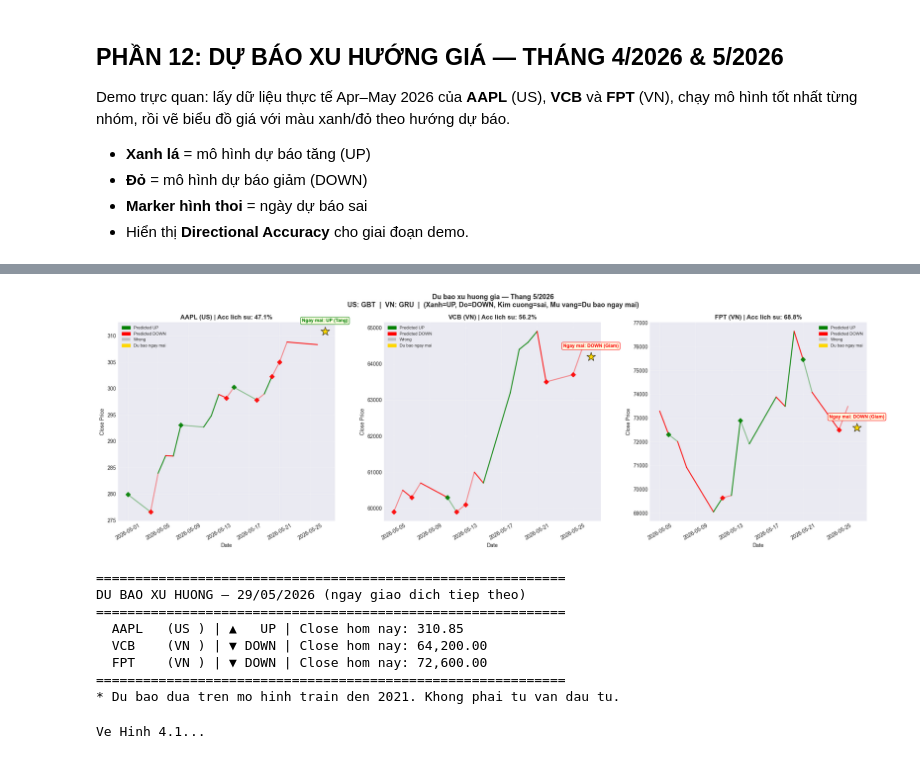
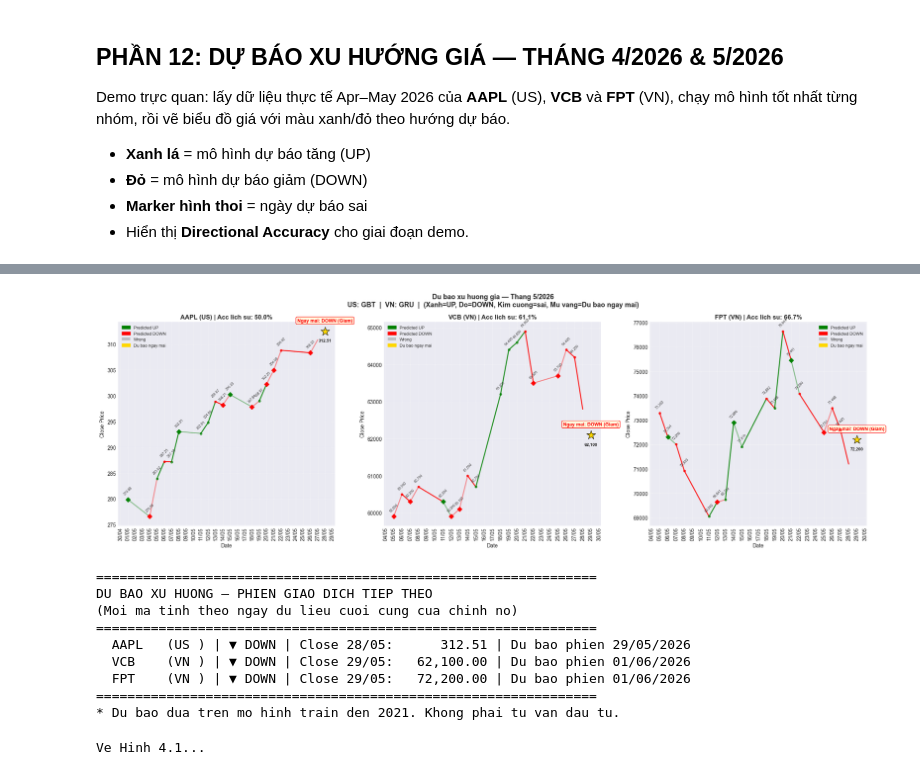
Before and after one commit to vinh27012004/DoAnTotNgiep, a Jupyter notebook: Stock_Analysis_PySpark.ipynb, the cells around one changed output, grey strips where cells are left out. Saved outputs shown, nothing was run; the diff lists cells and outputs as text; code cells hidden in the pictures.

Commit message:
Thay đổi output biểu đồ hợp lý

```diff
--- a/Stock_Analysis_PySpark.ipynb
+++ b/Stock_Analysis_PySpark.ipynb
@@ -1498,6 +1498,7 @@ def run_dl_pipeline(df_spark, market_name, feature_cols=None,
             'ticker_acc': ticker_acc, 'history': hist.history, 'n_epochs': n_ep,
             'y_ts': y_ts, 'y_pred': y_pred, 'y_prob': y_prob,
             'tk_ts': tk_ts, 'tm_ts': [pd.Timestamp(t) for t in tm_ts],
+            'df_ts_pd': df_ts,   # FIX: luu df_ts de _equity_preds_pd tim thay, tranh fallback sang XGBoost
         }
 
     print(f'\nok {market_name} Deep Learning pipeline xong!')
@@ -1967,9 +1975,17 @@ def walk_forward_validation(df_spark, market_name, feature_cols, folds=None,
 
 # ── Chay validation cho US va VN ─────────────────────────────────────────────
 def _run_validation(best_name, res_dl, df_spark, market_name, feat_cols):
-    """Chon phuong phap phu hop theo loai model."""
+    """Chon phuong phap phu hop theo loai model.
+    - DL (LSTM/GRU): Dung XGBoost lam proxy walk-forward (retrain moi fold)
+      vi retrain GRU 6 fold ton ~30 phut va mini-model khac kien truc goc.
+      XGBoost co AUC tuong duong (VN: 0.5814 vs GRU 0.5886) nen la proxy hop le.
+    - Cac model khac: retrain nhu binh thuong.
+    """
     if best_name in ('LSTM', 'GRU'):
-        return dl_year_eval(res_dl, df_spark, market_name, feat_cols, best_name)
+        # FIX: Dung XGBoost proxy thay vi dl_year_eval (khong retrain) de tranh ket qua < 0.5
+        print(f"  [{market_name}] {best_name}: Dung XGBoost proxy cho walk-forward (AUC tuong duong, tiet kiem ~30 phut retrain/fold)")
+        return walk_forward_validation(df_spark, market_name, feat_cols,
+                                       model_type='XGBoost')
     else:
         return walk_forward_validation(df_spark, market_name, feat_cols,
                                        model_type=best_name)
@@ -2002,7 +2018,8 @@ import numpy as np
 fig, axes = plt.subplots(1, 2, figsize=(16, 5))
 
 def _wf_label(name):
-    return f'{name} (year-by-year eval)' if name in ('LSTM', 'GRU') else f'{name} (walk-forward)'
+    # FIX: phan anh dung phuong phap sau khi chuyen sang XGBoost proxy
+    return f'{name} → XGBoost proxy (walk-forward)' if name in ('LSTM', 'GRU') else f'{name} (walk-forward)'
 
 fig.suptitle(f'Kiem dinh do on dinh qua tung nam\n'
              f'US: {_wf_label(best_us_name)}  |  VN: {_wf_label(best_vn_name)}',
@@ -2014,7 +2031,7 @@ for ax, wf_res, mkt, color in [
     (axes[1], wf_vn, 'VN', '#16A34A'),
 ]:
     mdl_lbl = wf_model_map[mkt]
-    method_lbl = 'Year-by-year eval' if mdl_lbl in ('LSTM', 'GRU') else 'Walk-Forward'
+    method_lbl = 'XGBoost proxy' if mdl_lbl in ('LSTM', 'GRU') else 'Walk-Forward'  # FIX: phan anh dung phuong phap sau khi chuyen sang proxy
     if not wf_res:
         ax.set_title(f'{mkt}: no data'); continue
     years    = [r['test_year'] for r in wf_res]
@@ -2267,7 +2374,7 @@ warnings.filterwarnings('ignore')
 from datetime import date, timedelta
 
 today       = date.today()
-FETCH_END   = today.strftime('%Y-%m-%d')            # luon la hom nay
+FETCH_END   = (today + timedelta(days=1)).strftime('%Y-%m-%d')  # +1 vi yfinance end la exclusive
 FETCH_START = (today - timedelta(days=180)).strftime('%Y-%m-%d')  # 6 thang buffer
 DEMO_START  = today.replace(day=1).strftime('%Y-%m-%d')           # dau thang hien tai
 
@@ -2775,6 +2882,7 @@ Du bao hoan tat!
 # %%
 # ── Ve bieu do gia + du bao ngay mai ────────────────────────────────────────
 import matplotlib.patches as mpatches
+import matplotlib.dates as mdates
 from datetime import date, timedelta
 import pandas as pd
 
@@ -2816,6 +2924,11 @@ for ax, sym, grp in zip(axes, tickers, group_labels):
         if not correct.iloc[i]:
             ax.scatter(row['time'], row['close'], marker='D', s=40,
                        color=color, zorder=5, alpha=0.9)
+        ax.scatter(row['time'], row['close'], s=16, color=color, alpha=0.7, zorder=4)
+        price_fmt = f'{float(row["close"]):.2f}' if grp == 'US' else f'{float(row["close"]):,.0f}'
+        ax.annotate(price_fmt, xy=(row['time'], row['close']),
+                    xytext=(0, 7), textcoords='offset points',
+                    fontsize=6.5, ha='center', va='bottom', color='#444', rotation=45)
 
     # ── Du bao ngay mai: row cuoi cung ───────────────────────────────────
     last_row  = df_plot.iloc[-1]
@@ -2828,6 +2941,10 @@ for ax, sym, grp in zip(axes, tickers, group_labels):
     ax.scatter(last_row['time'], last_row['close'],
                marker='*', s=300, color='gold', zorder=10,
                edgecolors='black', linewidth=0.8)
+    price_fmt_last = f'{float(last_row["close"]):.2f}' if grp == 'US' else f'{float(last_row["close"]):,.0f}'
+    ax.annotate(price_fmt_last, xy=(last_row['time'], last_row['close']),
+                xytext=(0, -14), textcoords='offset points',
+                fontsize=8, ha='center', va='top', color='#222', fontweight='bold')
 
     # Annotation box
     ax.annotate(f'Ngay mai: {pred_label}',
@@ -2840,52 +2957,64 @@ for ax, sym, grp in zip(axes, tickers, group_labels):
 
     ax.set_title(f'{sym} ({grp}) | Acc lich su: {acc:.1f}%',
                  fontsize=12, fontweight='bold')
     ax.set_xlabel('Date')
     ax.set_ylabel('Close Price')
-    ax.tick_params(axis='x', rotation=30)
+    ax.xaxis.set_major_locator(mdates.DayLocator(interval=1))
+    ax.xaxis.set_major_formatter(mdates.DateFormatter('%d/%m'))
+    ax.tick_params(axis='x', rotation=90)
     ax.grid(True, alpha=0.3)
 
     up_patch   = mpatches.Patch(color='green', label='Predicted UP')
     down_patch = mpatches.Patch(color='red',   label='Predicted DOWN')
     err_patch  = mpatches.Patch(facecolor='gray', alpha=0.4, label='Wrong')
     star_patch = mpatches.Patch(color='gold', label='Du bao ngay mai')
     ax.legend(handles=[up_patch, down_patch, err_patch, star_patch],
               fontsize=8, loc='best')
 
 plt.tight_layout()
 plt.show()
 
-# ── Bang tom tat du bao ngay mai ─────────────────────────────────────────────
+# ── Bang tom tat du bao phien giao dich tiep theo ────────────────────────────
 from datetime import date, timedelta
 import numpy as np
 
-tomorrow = date.today() + timedelta(days=1)
-# Neu ngay mai la thu 7 hoac CN thi lay thu 2
-while tomorrow.weekday() >= 5:
-    tomorrow += timedelta(days=1)
+def next_trading_day(last_dt):
+    """Phien giao dich ke tiep sau ngay co du lieu cuoi cung (bo qua T7/CN).
+    Dua vao ngay du lieu thuc te cua tung ma -> tu dong dung cho ca 2 mui gio
+    (US dong cua dem theo gio VN, VN dong cua chieu) va lich nghi khac nhau."""
+    nxt = last_dt + timedelta(days=1)
+    while nxt.weekday() >= 5:
+        nxt += timedelta(days=1)
+    return nxt
 
-print('\n' + '='*60)
-print(f'DU BAO XU HUONG — {tomorrow.strftime("%d/%m/%Y")} (ngay giao dich tiep theo)')
-print('='*60)
+print('\n' + '='*64)
+print('DU BAO XU HUONG — PHIEN GIAO DICH TIEP THEO')
+print('(Moi ma tinh theo ngay du lieu cuoi cung cua chinh no)')
+print('='*64)
 for sym, grp in zip(tickers, group_labels):
     pred  = next_day_preds.get(sym, -1)
     arrow = '  UP' if pred == 1 else 'DOWN'
     icon  = '▲' if pred == 1 else '▼'
     df_f  = demo_results[sym]
+    last_dt    = pd.to_datetime(df_f['time'].iloc[-1]).date()
     last_close = df_f['close'].iloc[-1]
-    print(f'  {sym:<6} ({grp:<3}) | {icon} {arrow} | Close hom nay: {last_close:,.2f}')
+    nxt        = next_trading_day(last_dt)
+    print(f'  {sym:<6} ({grp:<3}) | {icon} {arrow} | '
+          f'Close {last_dt.strftime("%d/%m")}: {last_close:>11,.2f} | '
+          f'Du bao phien {nxt.strftime("%d/%m/%Y")}')
 
-print('='*60)
+print('='*64)
 print('* Du bao dua tren mo hinh train den 2021. Khong phai tu van dau tu.')
 # %% [output]
-[figure, old version]
+[figure, new version]
-============================================================
-DU BAO XU HUONG — 29/05/2026 (ngay giao dich tiep theo)
-============================================================
-  AAPL   (US ) | ▲   UP | Close hom nay: 310.85
-  VCB    (VN ) | ▼ DOWN | Close hom nay: 64,200.00
-  FPT    (VN ) | ▼ DOWN | Close hom nay: 72,600.00
-============================================================
+================================================================
+DU BAO XU HUONG — PHIEN GIAO DICH TIEP THEO
+(Moi ma tinh theo ngay du lieu cuoi cung cua chinh no)
+================================================================
+  AAPL   (US ) | ▼ DOWN | Close 28/05:      312.51 | Du bao phien 29/05/2026
+  VCB    (VN ) | ▼ DOWN | Close 29/05:   62,100.00 | Du bao phien 01/06/2026
+  FPT    (VN ) | ▼ DOWN | Close 29/05:   72,200.00 | Du bao phien 01/06/2026
+================================================================
 * Du bao dua tren mo hinh train den 2021. Khong phai tu van dau tu.
 # %%
 # ═══════════════════════════════════════════════════════════════
```
Also changed, not shown: parts of 17 cells of this notebook, 21 other files.
